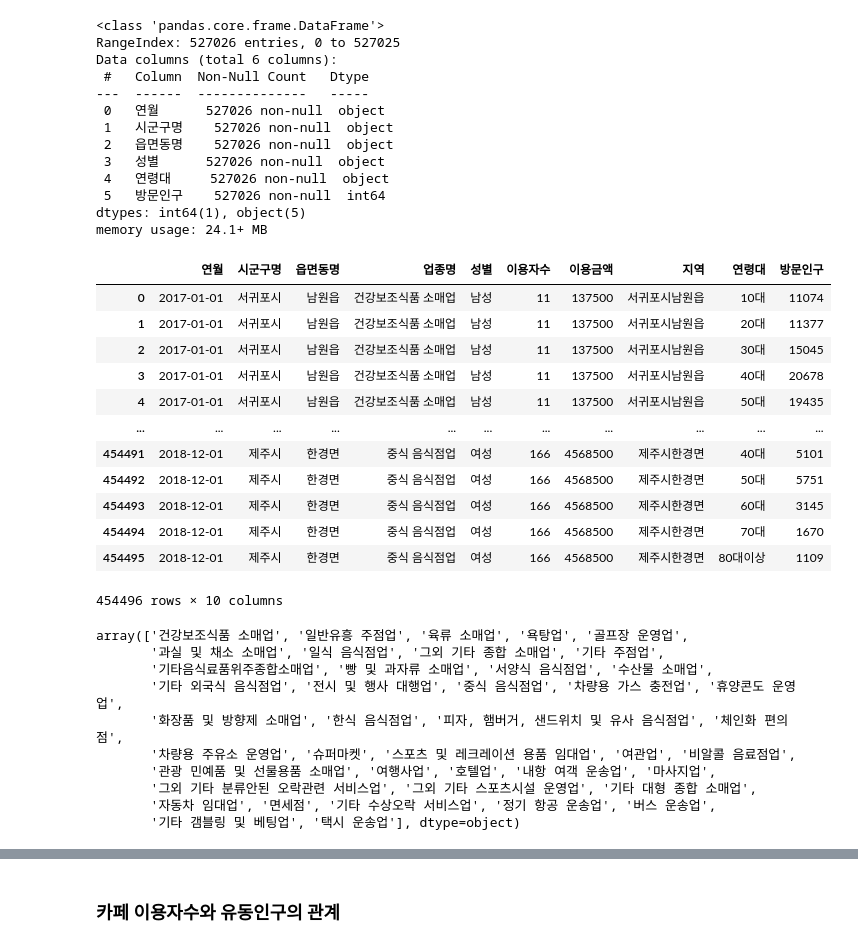
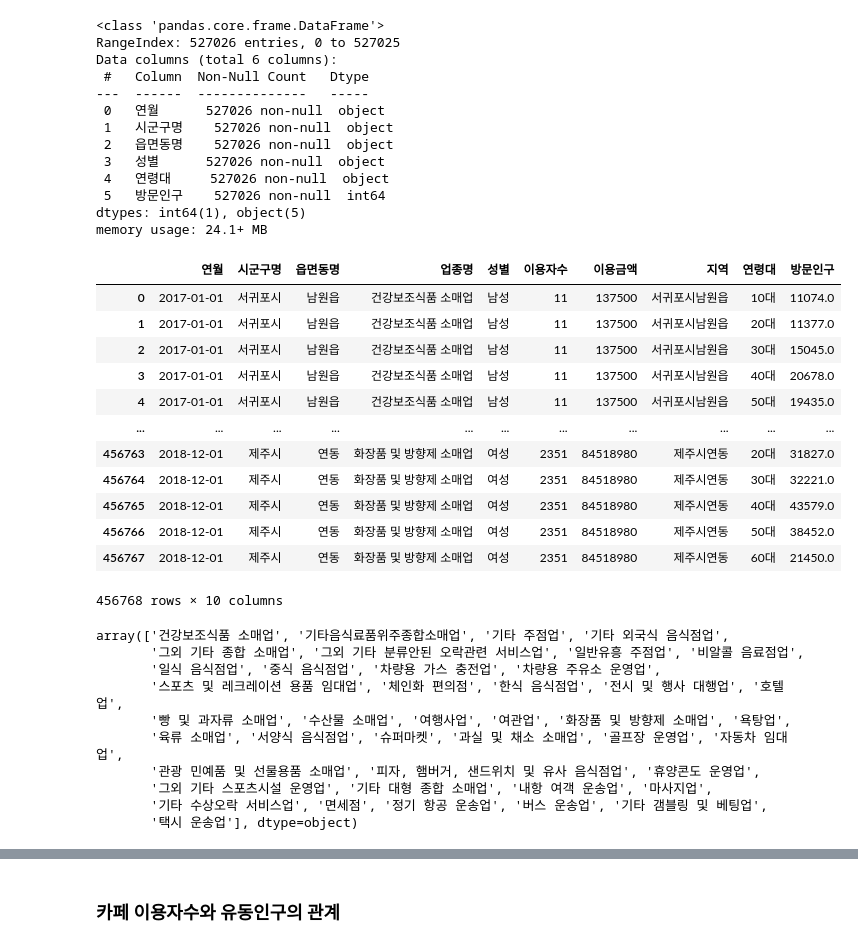
Before and after one commit to Silvercastle/HDAT, a Jupyter notebook: BSJ/Codeit/읍면동단위/DataFrame.ipynb, the cells around one changed output, grey strips where cells are left out. Drawn from its saved outputs; the diff is of its cells as text; code cells hidden in the pictures.

```diff
--- a/BSJ/Codeit/읍면동단위/DataFrame.ipynb
+++ b/BSJ/Codeit/읍면동단위/DataFrame.ipynb
@@ -322,35 +322,35 @@ dtypes: int64(1), object(5)
 memory usage: 24.1+ MB
 # %%
 # join
-df5 = pd.merge(left=card, right=population, how='inner', on=['연월','시군구명','읍면동명','성별'])
+df5 = pd.merge(left=card, right=population, how='left', on=['연월','시군구명','읍면동명','성별'])
 df5
 # %% [output]
 |  | 연월 | 시군구명 | 읍면동명 | 업종명 | 성별 | 이용자수 | 이용금액 | 지역 | 연령대 | 방문인구 |
-| 0 | 2017-01-01 | 서귀포시 | 남원읍 | 건강보조식품 소매업 | 남성 | 11 | 137500 | 서귀포시남원읍 | 10대 | 11074 |
-| 1 | 2017-01-01 | 서귀포시 | 남원읍 | 건강보조식품 소매업 | 남성 | 11 | 137500 | 서귀포시남원읍 | 20대 | 11377 |
-| 2 | 2017-01-01 | 서귀포시 | 남원읍 | 건강보조식품 소매업 | 남성 | 11 | 137500 | 서귀포시남원읍 | 30대 | 15045 |
-| 3 | 2017-01-01 | 서귀포시 | 남원읍 | 건강보조식품 소매업 | 남성 | 11 | 137500 | 서귀포시남원읍 | 40대 | 20678 |
-| 4 | 2017-01-01 | 서귀포시 | 남원읍 | 건강보조식품 소매업 | 남성 | 11 | 137500 | 서귀포시남원읍 | 50대 | 19435 |
+| 0 | 2017-01-01 | 서귀포시 | 남원읍 | 건강보조식품 소매업 | 남성 | 11 | 137500 | 서귀포시남원읍 | 10대 | 11074.0 |
+| 1 | 2017-01-01 | 서귀포시 | 남원읍 | 건강보조식품 소매업 | 남성 | 11 | 137500 | 서귀포시남원읍 | 20대 | 11377.0 |
+| 2 | 2017-01-01 | 서귀포시 | 남원읍 | 건강보조식품 소매업 | 남성 | 11 | 137500 | 서귀포시남원읍 | 30대 | 15045.0 |
+| 3 | 2017-01-01 | 서귀포시 | 남원읍 | 건강보조식품 소매업 | 남성 | 11 | 137500 | 서귀포시남원읍 | 40대 | 20678.0 |
+| 4 | 2017-01-01 | 서귀포시 | 남원읍 | 건강보조식품 소매업 | 남성 | 11 | 137500 | 서귀포시남원읍 | 50대 | 19435.0 |
 | ... | ... | ... | ... | ... | ... | ... | ... | ... | ... | ... |
-| 454491 | 2018-12-01 | 제주시 | 한경면 | 중식 음식점업 | 여성 | 166 | 4568500 | 제주시한경면 | 40대 | 5101 |
-| 454492 | 2018-12-01 | 제주시 | 한경면 | 중식 음식점업 | 여성 | 166 | 4568500 | 제주시한경면 | 50대 | 5751 |
-| 454493 | 2018-12-01 | 제주시 | 한경면 | 중식 음식점업 | 여성 | 166 | 4568500 | 제주시한경면 | 60대 | 3145 |
-| 454494 | 2018-12-01 | 제주시 | 한경면 | 중식 음식점업 | 여성 | 166 | 4568500 | 제주시한경면 | 70대 | 1670 |
-| 454495 | 2018-12-01 | 제주시 | 한경면 | 중식 음식점업 | 여성 | 166 | 4568500 | 제주시한경면 | 80대이상 | 1109 |
+| 456763 | 2018-12-01 | 제주시 | 연동 | 화장품 및 방향제 소매업 | 여성 | 2351 | 84518980 | 제주시연동 | 20대 | 31827.0 |
+| 456764 | 2018-12-01 | 제주시 | 연동 | 화장품 및 방향제 소매업 | 여성 | 2351 | 84518980 | 제주시연동 | 30대 | 32221.0 |
+| 456765 | 2018-12-01 | 제주시 | 연동 | 화장품 및 방향제 소매업 | 여성 | 2351 | 84518980 | 제주시연동 | 40대 | 43579.0 |
+| 456766 | 2018-12-01 | 제주시 | 연동 | 화장품 및 방향제 소매업 | 여성 | 2351 | 84518980 | 제주시연동 | 50대 | 38452.0 |
+| 456767 | 2018-12-01 | 제주시 | 연동 | 화장품 및 방향제 소매업 | 여성 | 2351 | 84518980 | 제주시연동 | 60대 | 21450.0 |
-454496 rows × 10 columns
+456768 rows × 10 columns
 # %%
 df5['업종명'].unique()
 # %% [output]
-array(['건강보조식품 소매업', '일반유흥 주점업', '육류 소매업', '욕탕업', '골프장 운영업',
-       '과실 및 채소 소매업', '일식 음식점업', '그외 기타 종합 소매업', '기타 주점업',
-       '기타음식료품위주종합소매업', '빵 및 과자류 소매업', '서양식 음식점업', '수산물 소매업',
-       '기타 외국식 음식점업', '전시 및 행사 대행업', '중식 음식점업', '차량용 가스 충전업', '휴양콘도 운영업',
-       '화장품 및 방향제 소매업', '한식 음식점업', '피자, 햄버거, 샌드위치 및 유사 음식점업', '체인화 편의점',
-       '차량용 주유소 운영업', '슈퍼마켓', '스포츠 및 레크레이션 용품 임대업', '여관업', '비알콜 음료점업',
-       '관광 민예품 및 선물용품 소매업', '여행사업', '호텔업', '내항 여객 운송업', '마사지업',
-       '그외 기타 분류안된 오락관련 서비스업', '그외 기타 스포츠시설 운영업', '기타 대형 종합 소매업',
-       '자동차 임대업', '면세점', '기타 수상오락 서비스업', '정기 항공 운송업', '버스 운송업',
-       '기타 갬블링 및 베팅업', '택시 운송업'], dtype=object)
+array(['건강보조식품 소매업', '기타음식료품위주종합소매업', '기타 주점업', '기타 외국식 음식점업',
+       '그외 기타 종합 소매업', '그외 기타 분류안된 오락관련 서비스업', '일반유흥 주점업', '비알콜 음료점업',
+       '일식 음식점업', '중식 음식점업', '차량용 가스 충전업', '차량용 주유소 운영업',
+       '스포츠 및 레크레이션 용품 임대업', '체인화 편의점', '한식 음식점업', '전시 및 행사 대행업', '호텔업',
+       '빵 및 과자류 소매업', '수산물 소매업', '여행사업', '여관업', '화장품 및 방향제 소매업', '욕탕업',
+       '육류 소매업', '서양식 음식점업', '슈퍼마켓', '과실 및 채소 소매업', '골프장 운영업', '자동차 임대업',
+       '관광 민예품 및 선물용품 소매업', '피자, 햄버거, 샌드위치 및 유사 음식점업', '휴양콘도 운영업',
+       '그외 기타 스포츠시설 운영업', '기타 대형 종합 소매업', '내항 여객 운송업', '마사지업',
+       '기타 수상오락 서비스업', '면세점', '정기 항공 운송업', '버스 운송업', '기타 갬블링 및 베팅업',
+       '택시 운송업'], dtype=object)
 # %%
 df5.describe(include='all')
 # %% [output]
```
Also changed, not shown: parts of 7 cells of this notebook, 3 other files.
